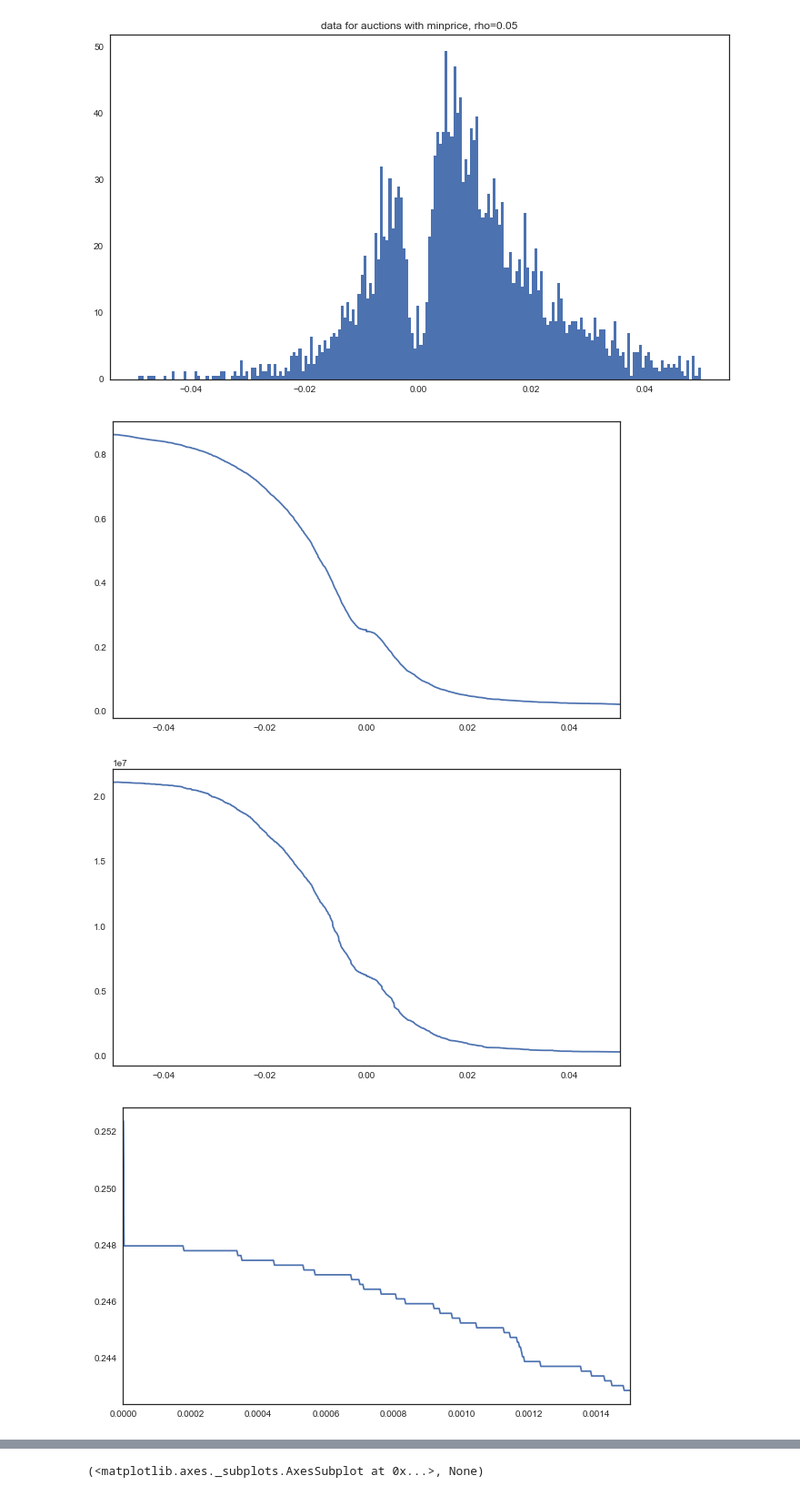
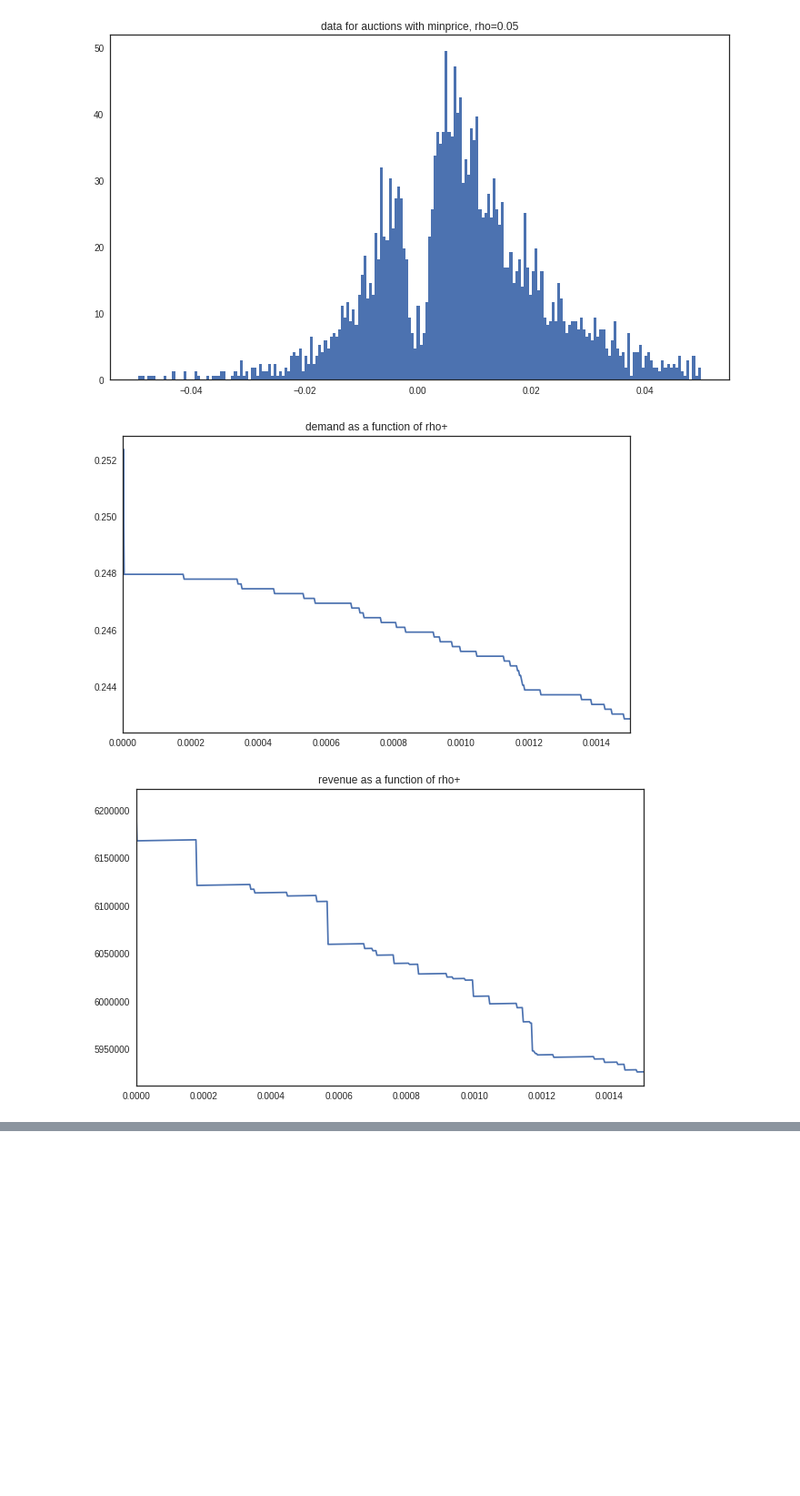
Before and after one commit to sylvaingchassang/missing_bids, a Jupyter notebook: example_tsuchiura.ipynb, the cells around one changed output, grey strips where cells are left out. Shown at 91% size. Drawn from its saved outputs; the diff is of its cells as text; code cells hidden in the pictures; blank space fills up the shorter version.

```diff
--- a/example_tsuchiura.ipynb
+++ b/example_tsuchiura.ipynb
@@ -24,11 +26,13 @@ hist_plot(delta[~tsuchiura_data.df_bids.minprice.isnull()],
 [figure]
 [figure]
 # %%
-tsuchiura_data.get_counterfactual_demand(.05,.05).demand.plot(figsize = (10,6)), plt.show()
-tsuchiura_data.get_counterfactual_demand(.05,.05).revenue.plot(figsize = (10,6)), plt.show()
-tsuchiura_data.get_counterfactual_demand(.0015,.0).demand.plot(figsize = (10,6)), plt.show()
-tsuchiura_data.get_counterfactual_demand(.0015,.0).revenue.plot(figsize = (10,6)), plt.show()
+tsuchiura_data.get_counterfactual_demand(.0015,.0).demand.plot(figsize = (10,6))
+plt.title('demand as a function of rho+')
+plt.show()
+
+tsuchiura_data.get_counterfactual_demand(.0015,.0).revenue.plot(figsize = (10,6))
+plt.title('revenue as a function of rho+')
+plt.show()
 # %% [output]
-[figure, old version]
+[figure, new version]
-[figure, old version]
+[figure, new version]
-[figure, removed]
@@ -36 +38,0 @@ tsuchiura_data.get_counterfactual_demand(.0015,.0).revenue.plot(figsize = (10,6)
-(<matplotlib.axes._subplots.AxesSubplot at 0x...>, None)
```
Also changed, not shown: parts of 20 cells of this notebook, 7 other files.
